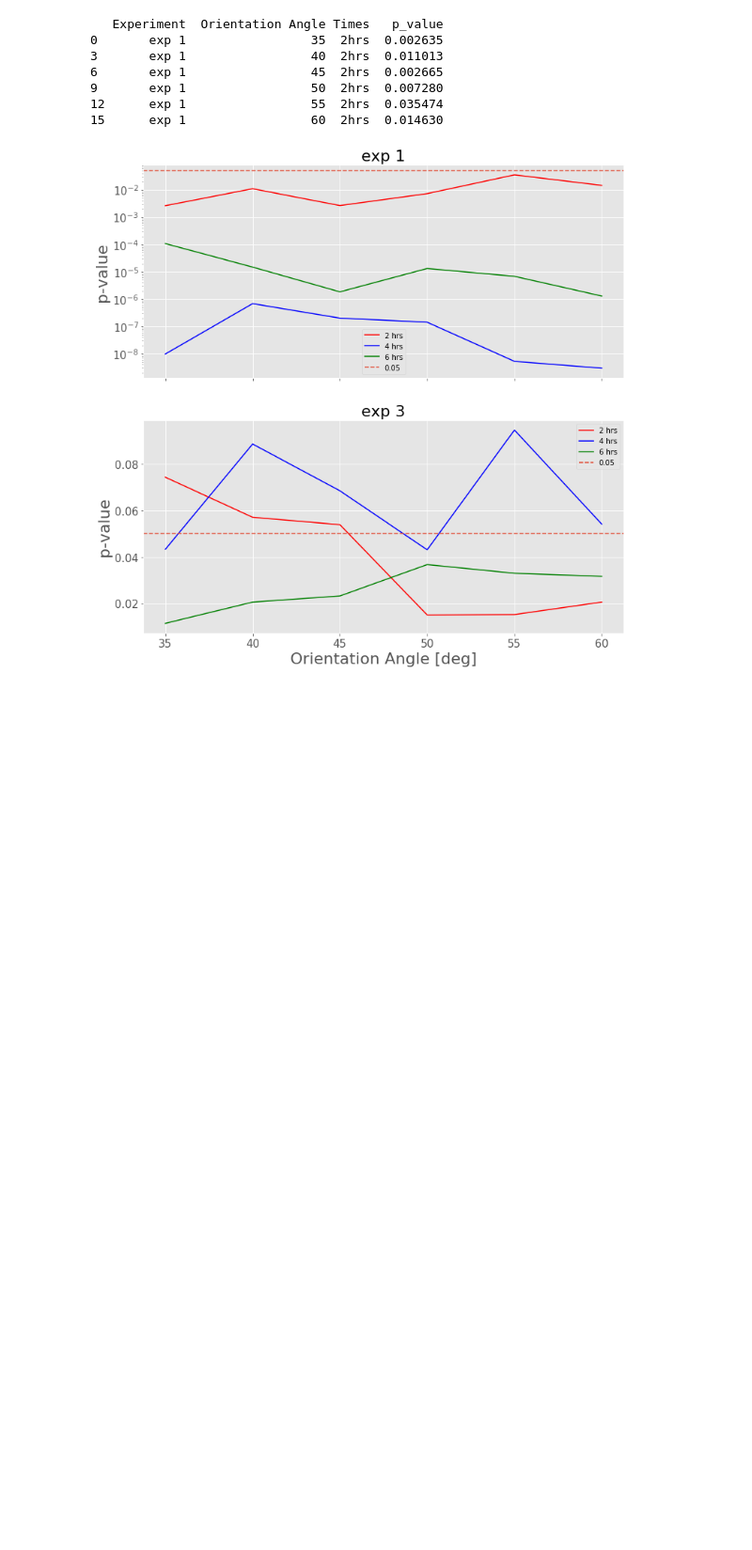
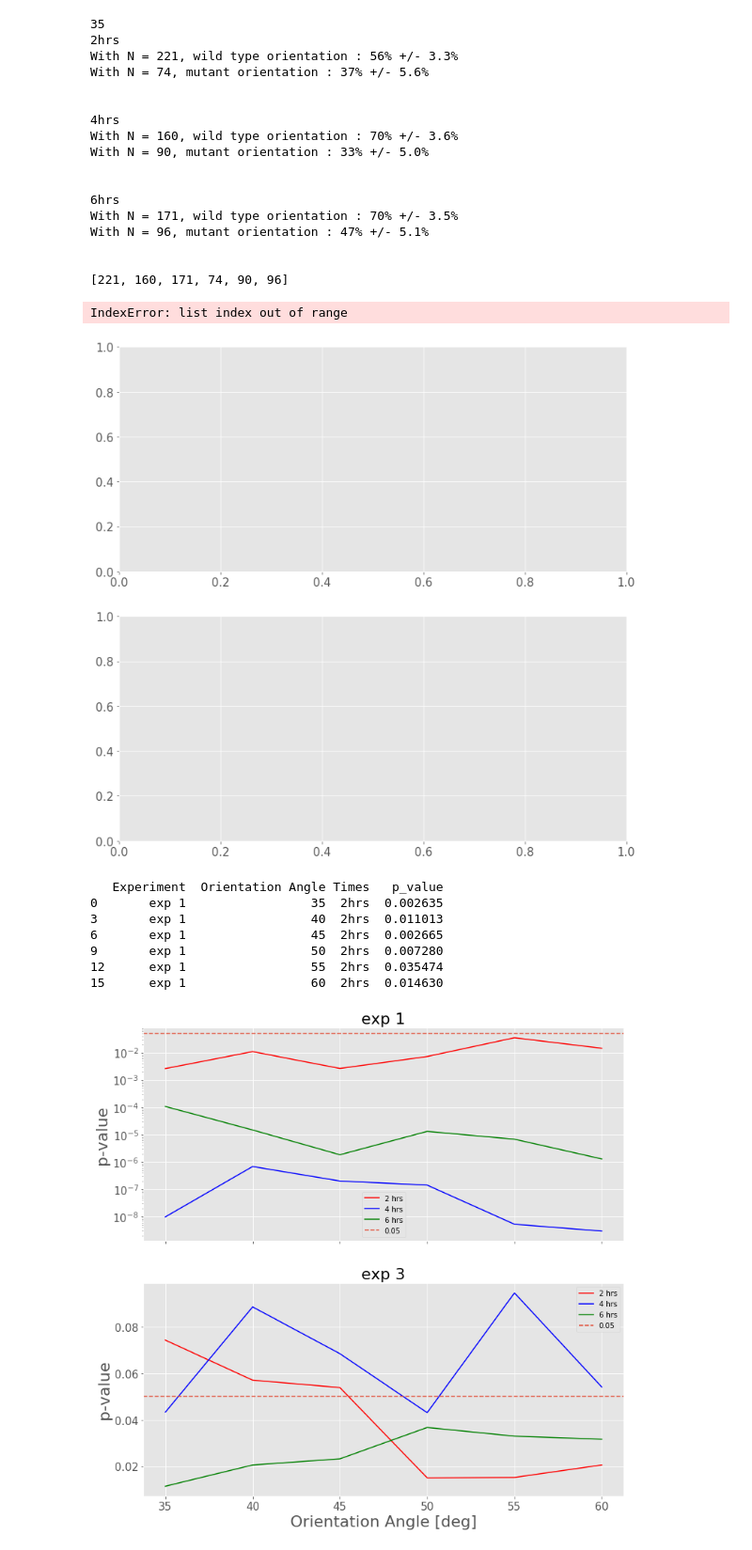
Before and after one commit to WillGiang/golgi-polarization, a Jupyter notebook: GolgiPolarizationCSVsToPValues.ipynb, the cells around one changed output. Shown at 94% size. Cells and saved outputs as stored; diff of their text form; code cells hidden in the pictures; blank space fills up the shorter version.

```diff
--- a/GolgiPolarizationCSVsToPValues.ipynb
+++ b/GolgiPolarizationCSVsToPValues.ipynb
@@ -136,7 +174,7 @@ all_exp_list = []
 
 ## Loop over multiple experiments
 for experiment in exp_names:
-    csv_files = glob(os.path.join(csv_dir, experiment, "*.csv"))
+    csv_files = glob(os.path.join(csv_dir, experiment, "data*.csv"))
     df_in_each_file = (pd.read_csv(f) for f in csv_files)
     df = pd.concat(df_in_each_file, ignore_index=True)
 
@@ -187,7 +225,7 @@ for experiment in exp_names:
 
         pvalues = []
 
-        #print(orientation_angle)
+        print(orientation_angle)
 
         for time in times:
             wild_at_this_time = wild_type[wild_type.time == time]
@@ -211,41 +249,61 @@ for experiment in exp_names:
                                               dtheta=orientation_angle)
 
             serr1 = sample_proportion_error(ratio_wild, n1)
             serr2 = sample_proportion_error(ratio_mutant, n2)
             wild_errors.append(sample_proportion_error(ratio_wild, n1)*100)
             mutant_errors.append(sample_proportion_error(ratio_mutant, n2)*100)
 
-            #print("{}".format(time))
-            #print("With N = {}, wild type orientation : {}% +/- {}%".format(n1,
-            #    int(orientation_percent_wild), round(serr1*100,1)))
-            #print("With N = {}, mutant orientation : {}% +/- {}%".format(n2,
-            #    int(orientation_percent_mutant), round(serr2*100,1)))
-            #print("\n")
+            print("{}".format(time))
+            print("With N = {}, wild type orientation : {}% +/- {}%".format(n1,
+                int(orientation_percent_wild), round(serr1*100,1)))
+            print("With N = {}, mutant orientation : {}% +/- {}%".format(n2,
+                int(orientation_percent_mutant), round(serr2*100,1)))
+            print("\n")
 
             all_times_list.append(time)
         make_and_save_barcharts(wild_orientation_percent, mutant_orientation_percent,
-                            wild_errors, mutant_errors, colors, experiment, orientation_angle,
-                           plots_dir)
+                                wild_errors, mutant_errors, wild_n, mutant_n, colors,
+                                experiment, orientation_angle, plots_dir)
 
 
         p_wild = np.array(wild_orientation_percent)/100.
         p_mutant = np.array(mutant_orientation_percent)/100.
 
         n_wild = np.array(wild_n)
         n_mutant = np.array(mutant_n)
 
         p = pooled_sample_proportion(p_wild, p_mutant, n_wild, n_mutant)
         SE = standard_error_between_two_proportions(p, n_wild, n_mutant)
         z_scores = z_score_between_two_proportions(p_wild, p_mutant, SE)
 
         from scipy import special
         p_values = 1 - special.ndtr(z_scores)
 
         #print("p values: {}".format(p_values))
 
         all_p_value_list.extend(p_values)
         all_orientation_list.extend([orientation_angle]*3)
         all_exp_list.extend([experiment]*3)
+# %% [output]
+35
+2hrs
+With N = 221, wild type orientation : 56% +/- 3.3%
+With N = 74, mutant orientation : 37% +/- 5.6%
+
+
+4hrs
+With N = 160, wild type orientation : 70% +/- 3.6%
+With N = 90, mutant orientation : 33% +/- 5.0%
+
+
+6hrs
+With N = 171, wild type orientation : 70% +/- 3.5%
+With N = 96, mutant orientation : 47% +/- 5.1%
+
+
+[221, 160, 171, 74, 90, 96]
+IndexError: list index out of range
+[figure, added]
 # %%
 d = {"p_value":all_p_value_list,
     "Orientation Angle":all_orientation_list,
```
Also changed, not shown: parts of 1 cell of this notebook, 13 other files.
